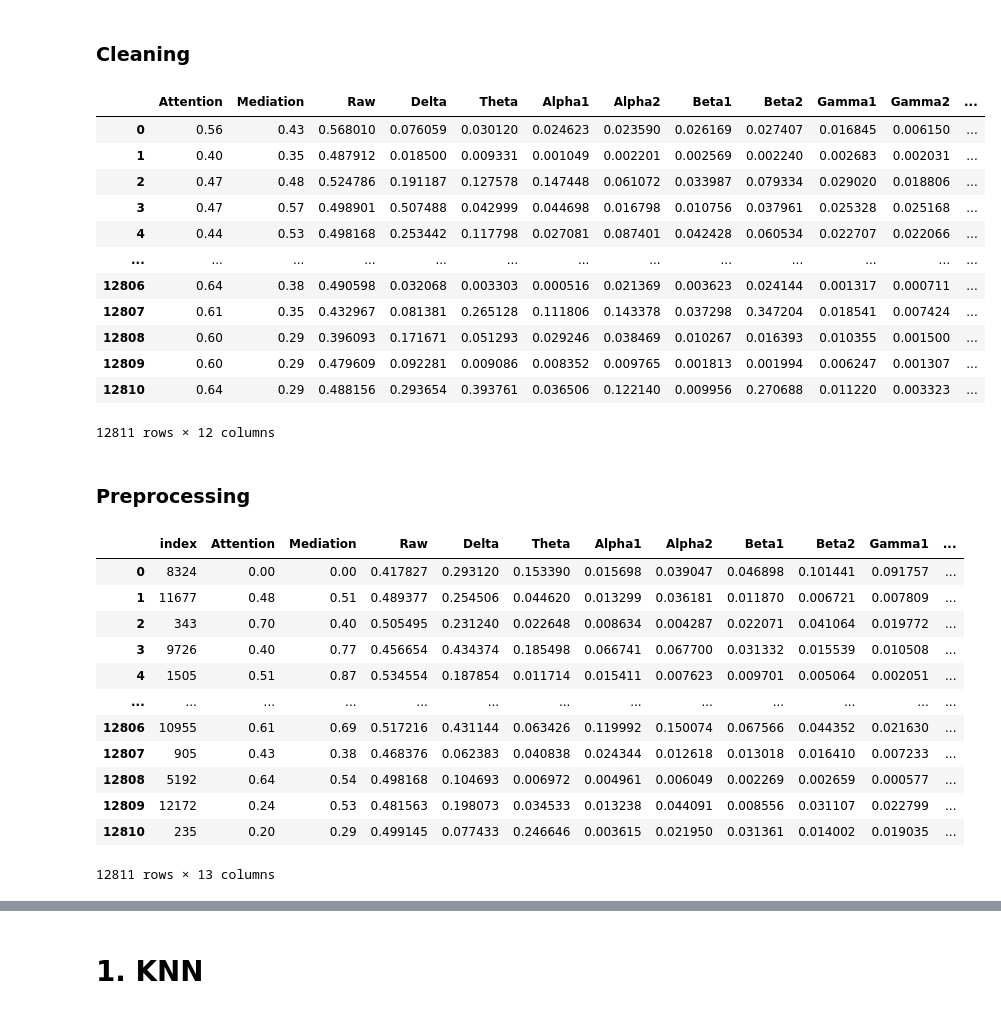
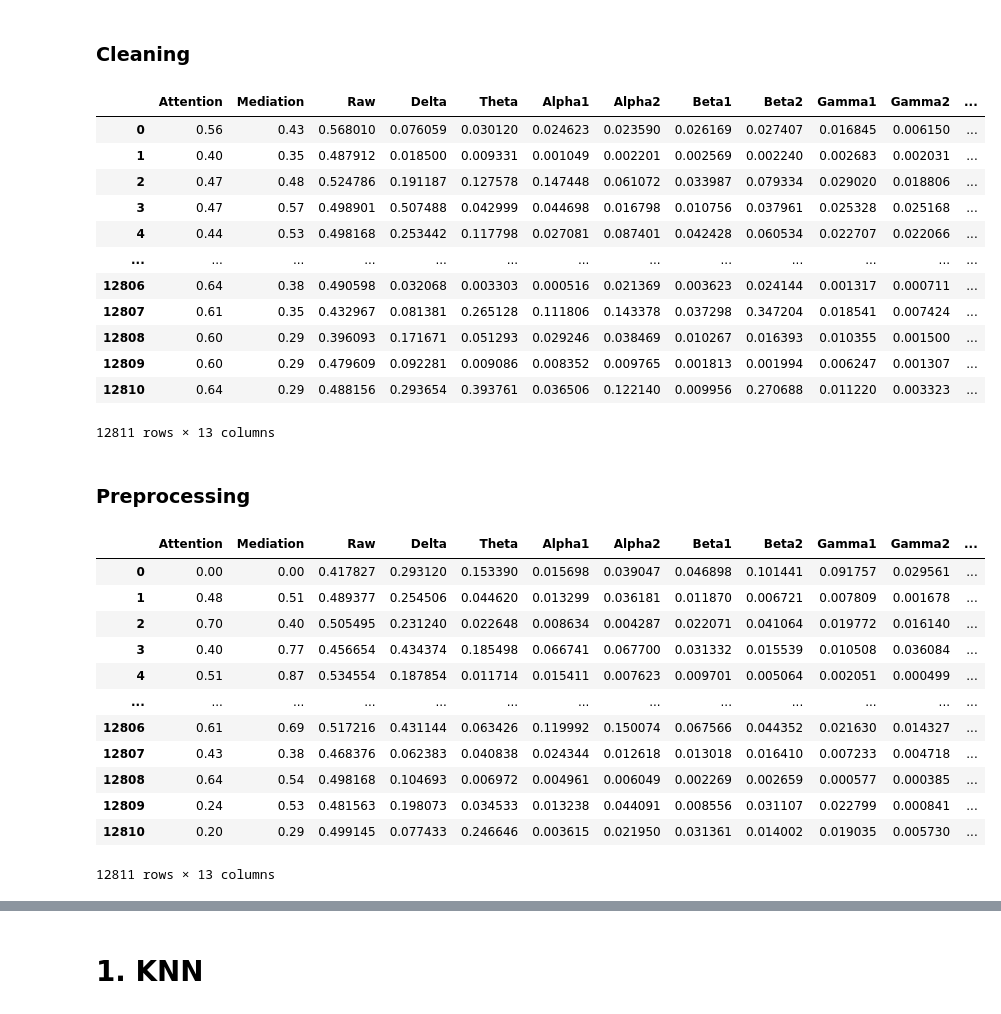
Before and after one commit to DannyTDS/EEG-analysis-project, a Jupyter notebook: classification.ipynb, the cells around one changed output, grey strips where cells are left out. Cells and saved outputs as stored; diff of their text form; code cells hidden in the pictures.

```diff
--- a/classification.ipynb
+++ b/classification.ipynb
@@ -19,8 +19,15 @@ from sklearn.ensemble import RandomForestClassifier
 from sklearn.ensemble import AdaBoostClassifier
 from sklearn.neural_network import MLPClassifier
 
+
+import seaborn as sns
+import matplotlib.pyplot as plt
+import scipy.stats as stats
 # viz
 #import graphviz
+pd.set_option('display.max_rows', 1000)
+pd.set_option('display.max_columns', 500)
+pd.set_option('display.width', 1000)
 # %% [markdown]
 # 0. Read csv and clean data
 # %%
@@ -43,7 +54,7 @@ df
 # %% [markdown]
 ### Cleaning
 # %%
-df = df.drop(["SubjectID", "VideoID", "user-definedlabeln"], axis=1)
+df = df.drop(["SubjectID", "VideoID"], axis=1)
 df = df[df["predefinedlabel"].isin([0, 1])]
 for col in df.columns:
     if col == 'predefinedlabel': continue
@@ -63,26 +74,26 @@ df
 | 12808 | 0.60 | 0.29 | 0.396093 | 0.171671 | 0.051293 | 0.029246 | 0.038469 | 0.010267 | 0.016393 | 0.010355 | 0.001500 | ... |
 | 12809 | 0.60 | 0.29 | 0.479609 | 0.092281 | 0.009086 | 0.008352 | 0.009765 | 0.001813 | 0.001994 | 0.006247 | 0.001307 | ... |
 | 12810 | 0.64 | 0.29 | 0.488156 | 0.293654 | 0.393761 | 0.036506 | 0.122140 | 0.009956 | 0.270688 | 0.011220 | 0.003323 | ... |
-12811 rows × 12 columns
+12811 rows × 13 columns
 # %% [markdown]
 ### Preprocessing
 # %%
 # Random shuffle so that labels are not clustered
-df = df.sample(frac=1, random_state = 1).reset_index()
+df = df.sample(frac=1, random_state = 1).reset_index(drop=True)
 df
 # %% [output]
-|  | index | Attention | Mediation | Raw | Delta | Theta | Alpha1 | Alpha2 | Beta1 | Beta2 | Gamma1 | ... |
-| 0 | 8324 | 0.00 | 0.00 | 0.417827 | 0.293120 | 0.153390 | 0.015698 | 0.039047 | 0.046898 | 0.101441 | 0.091757 | ... |
-| 1 | 11677 | 0.48 | 0.51 | 0.489377 | 0.254506 | 0.044620 | 0.013299 | 0.036181 | 0.011870 | 0.006721 | 0.007809 | ... |
-| 2 | 343 | 0.70 | 0.40 | 0.505495 | 0.231240 | 0.022648 | 0.008634 | 0.004287 | 0.022071 | 0.041064 | 0.019772 | ... |
-| 3 | 9726 | 0.40 | 0.77 | 0.456654 | 0.434374 | 0.185498 | 0.066741 | 0.067700 | 0.031332 | 0.015539 | 0.010508 | ... |
-| 4 | 1505 | 0.51 | 0.87 | 0.534554 | 0.187854 | 0.011714 | 0.015411 | 0.007623 | 0.009701 | 0.005064 | 0.002051 | ... |
+|  | Attention | Mediation | Raw | Delta | Theta | Alpha1 | Alpha2 | Beta1 | Beta2 | Gamma1 | Gamma2 | ... |
+| 0 | 0.00 | 0.00 | 0.417827 | 0.293120 | 0.153390 | 0.015698 | 0.039047 | 0.046898 | 0.101441 | 0.091757 | 0.029561 | ... |
+| 1 | 0.48 | 0.51 | 0.489377 | 0.254506 | 0.044620 | 0.013299 | 0.036181 | 0.011870 | 0.006721 | 0.007809 | 0.001678 | ... |
+| 2 | 0.70 | 0.40 | 0.505495 | 0.231240 | 0.022648 | 0.008634 | 0.004287 | 0.022071 | 0.041064 | 0.019772 | 0.016140 | ... |
+| 3 | 0.40 | 0.77 | 0.456654 | 0.434374 | 0.185498 | 0.066741 | 0.067700 | 0.031332 | 0.015539 | 0.010508 | 0.036084 | ... |
+| 4 | 0.51 | 0.87 | 0.534554 | 0.187854 | 0.011714 | 0.015411 | 0.007623 | 0.009701 | 0.005064 | 0.002051 | 0.000499 | ... |
 | ... | ... | ... | ... | ... | ... | ... | ... | ... | ... | ... | ... | ... |
-| 12806 | 10955 | 0.61 | 0.69 | 0.517216 | 0.431144 | 0.063426 | 0.119992 | 0.150074 | 0.067566 | 0.044352 | 0.021630 | ... |
-| 12807 | 905 | 0.43 | 0.38 | 0.468376 | 0.062383 | 0.040838 | 0.024344 | 0.012618 | 0.013018 | 0.016410 | 0.007233 | ... |
-| 12808 | 5192 | 0.64 | 0.54 | 0.498168 | 0.104693 | 0.006972 | 0.004961 | 0.006049 | 0.002269 | 0.002659 | 0.000577 | ... |
-| 12809 | 12172 | 0.24 | 0.53 | 0.481563 | 0.198073 | 0.034533 | 0.013238 | 0.044091 | 0.008556 | 0.031107 | 0.022799 | ... |
-| 12810 | 235 | 0.20 | 0.29 | 0.499145 | 0.077433 | 0.246646 | 0.003615 | 0.021950 | 0.031361 | 0.014002 | 0.019035 | ... |
+| 12806 | 0.61 | 0.69 | 0.517216 | 0.431144 | 0.063426 | 0.119992 | 0.150074 | 0.067566 | 0.044352 | 0.021630 | 0.014327 | ... |
+| 12807 | 0.43 | 0.38 | 0.468376 | 0.062383 | 0.040838 | 0.024344 | 0.012618 | 0.013018 | 0.016410 | 0.007233 | 0.004718 | ... |
+| 12808 | 0.64 | 0.54 | 0.498168 | 0.104693 | 0.006972 | 0.004961 | 0.006049 | 0.002269 | 0.002659 | 0.000577 | 0.000385 | ... |
+| 12809 | 0.24 | 0.53 | 0.481563 | 0.198073 | 0.034533 | 0.013238 | 0.044091 | 0.008556 | 0.031107 | 0.022799 | 0.000841 | ... |
+| 12810 | 0.20 | 0.29 | 0.499145 | 0.077433 | 0.246646 | 0.003615 | 0.021950 | 0.031361 | 0.014002 | 0.019035 | 0.005730 | ... |
 12811 rows × 13 columns
 # %%
 # Train : Test = 8:2
```
Also changed, not shown: parts of 9 cells of this notebook, 1 other file.
